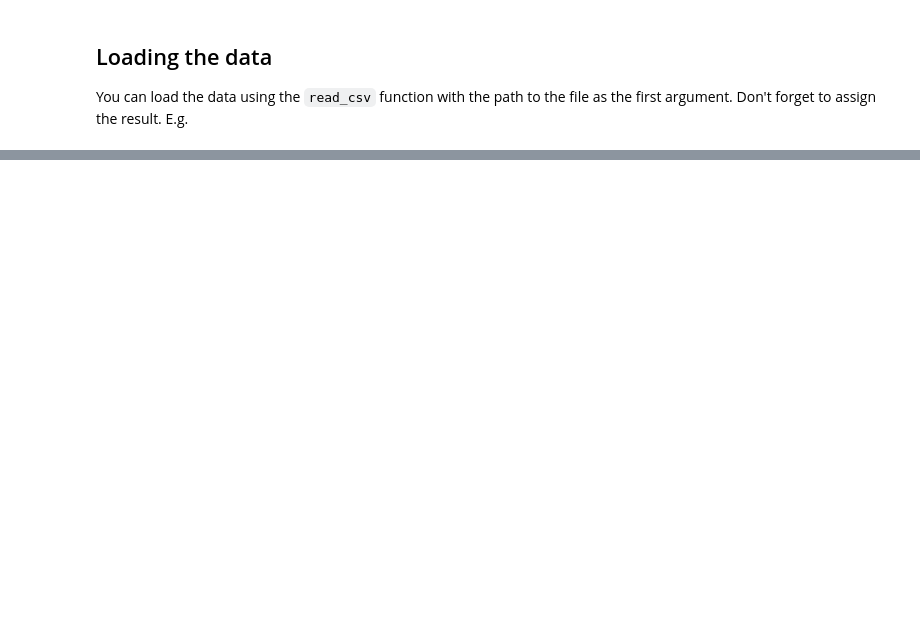
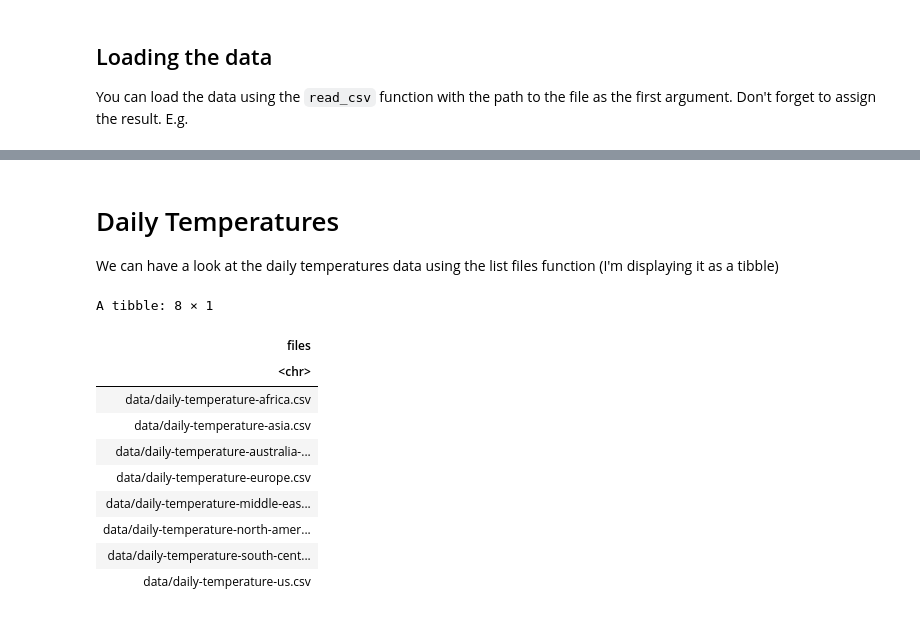
Before and after one commit to MatthewJWhittle/NCW2021, a Jupyter notebook: Introduction-R.ipynb, the cells around one changed output, grey strips where cells are left out. Drawn from its saved outputs; the diff is of its cells as text; code cells hidden in the pictures; blank space fills up the shorter version.

```diff
--- a/Introduction-R.ipynb
+++ b/Introduction-R.ipynb
@@ -61,0 +88,18 @@ city_temps
+# %% [markdown]
+# Daily Temperatures
+
+We can have a look at the daily temperatures data using the list files function (I'm displaying it as a tibble)
+# %%
+tibble(files = list.files("data", pattern = "daily", full.names = TRUE))
+# %% [output]
+A tibble: 8 × 1
+| files |
+| <chr> |
+| data/daily-temperature-africa.csv |
+| data/daily-temperature-asia.csv |
+| data/daily-temperature-australia-... |
+| data/daily-temperature-europe.csv |
+| data/daily-temperature-middle-eas... |
+| data/daily-temperature-north-amer... |
+| data/daily-temperature-south-cent... |
+| data/daily-temperature-us.csv |
```
Also changed, not shown: parts of 8 cells of this notebook.
